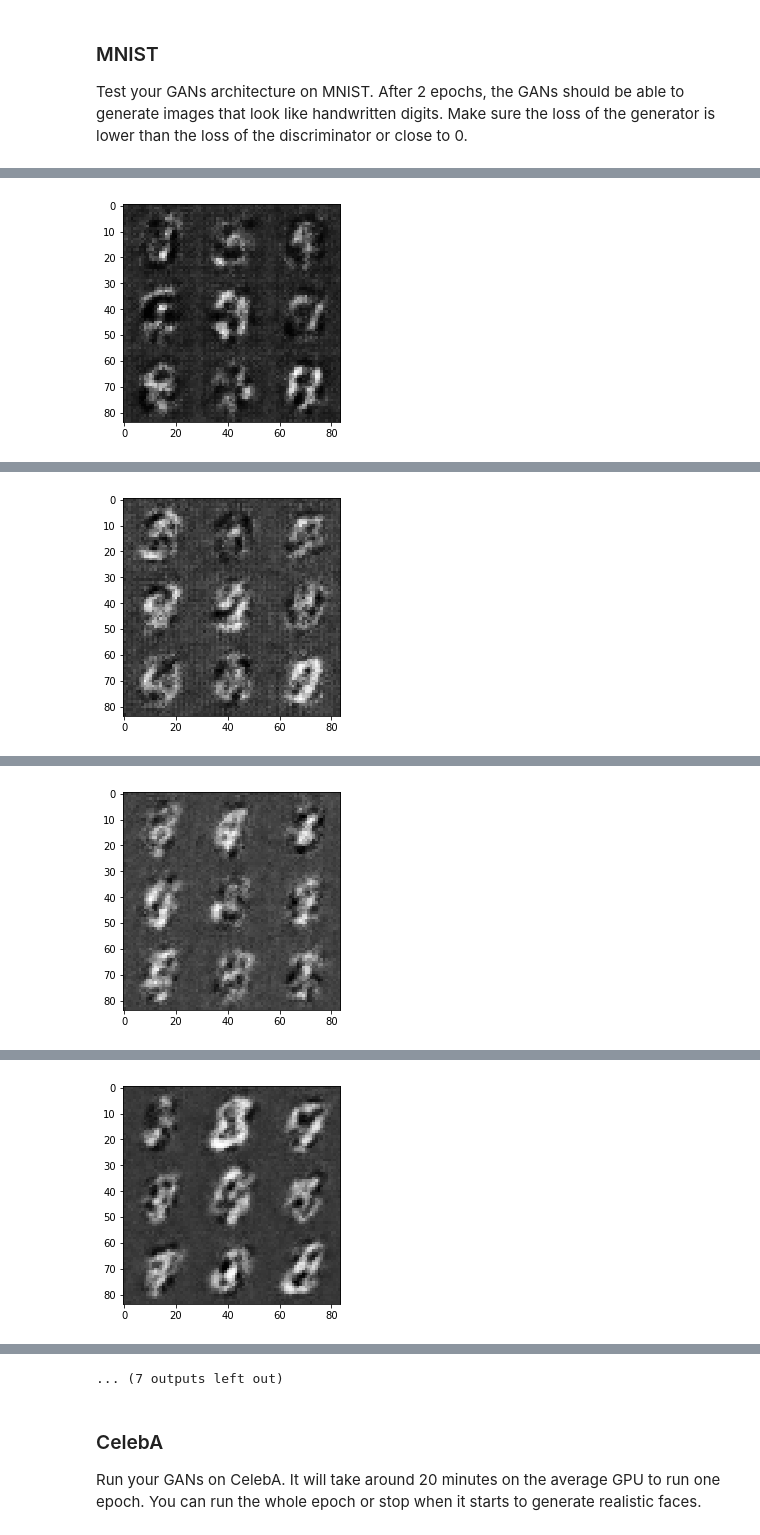
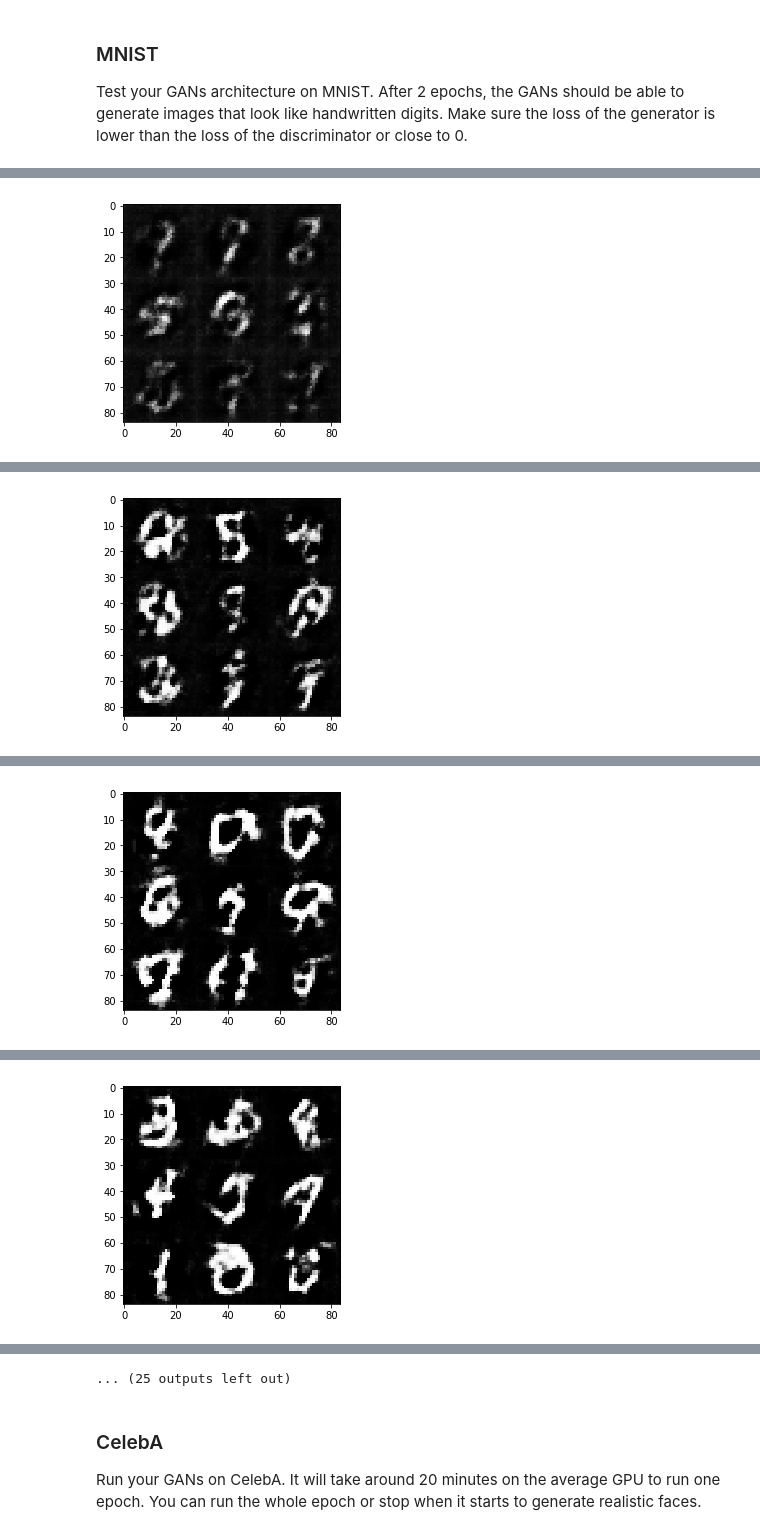
Before and after one commit to gpurgal/face_generation, a Jupyter notebook: dlnd_face_generation.ipynb, the cells around one changed output, grey strips where cells are left out. Saved outputs shown, nothing was run; the diff lists cells and outputs as text; code cells hidden in the pictures.

```diff
--- a/dlnd_face_generation.ipynb
+++ b/dlnd_face_generation.ipynb
@@ -143,7 +143,7 @@ def discriminator(images, reuse=False):
     """
     # TODO: Implement Function
 
-    alpha = 0.2
+    alpha = 0.1
 
     with tf.variable_scope('discriminator', reuse=reuse):
         x1 = tf.layers.conv2d(images, 64, 5, strides=2, padding='same')
@@ -187,7 +187,7 @@ def generator(z, out_channel_dim, is_train=True):
     :return: The tensor output of the generator
     """
     # TODO: Implement Function
-    alpha = 0.2
+    alpha = 0.1
 
     with tf.variable_scope('generator', reuse=not is_train):
         x1 = tf.layers.dense(z, 7*7*256)
@@ -236,12 +236,14 @@ def model_loss(input_real, input_z, out_channel_dim):
     """
     # TODO: Implement Function
 
+    smooth = 0.1
+
     g_model = generator(input_z, out_channel_dim, is_train=True)
     d_model_real, d_logits_real = discriminator(input_real, reuse=False)
     d_model_fake, d_logits_fake = discriminator(g_model, reuse=True)
 
     d_loss_real = tf.reduce_mean(
-        tf.nn.sigmoid_cross_entropy_with_logits(logits=d_logits_real, labels=tf.ones_like(d_model_real)))
+        tf.nn.sigmoid_cross_entropy_with_logits(logits=d_logits_real, labels=tf.ones_like(d_model_real)*(1 - smooth)))
     d_loss_fake = tf.reduce_mean(
         tf.nn.sigmoid_cross_entropy_with_logits(logits=d_logits_fake, labels=tf.zeros_like(d_model_fake)))
     g_loss = tf.reduce_mean(
@@ -366,18 +368,20 @@ def train(epoch_count, batch_size, z_dim, learning_rate, beta1, get_batches, dat
                 # TODO: Train Model
                 steps += 1
 
+                batch_images = batch_images * 2
+
                 batch_z = np.random.uniform(-1, 1, size=(batch_size, z_dim))
 
-                _ = sess.run(d_train_opt, feed_dict={real_input: batch_images, z_input: batch_z})
-                _ = sess.run(g_train_opt, feed_dict={z_input: batch_z, real_input: batch_images})
+                _ = sess.run(d_train_opt, feed_dict={real_input: batch_images, z_input: batch_z, lr: learning_rate})
+                _ = sess.run(g_train_opt, feed_dict={z_input: batch_z, real_input: batch_images, lr: learning_rate})
 
 
                 if steps % show_every == 0:
                     show_generator_output(sess, 10, z_input, out_channel_dim, data_image_mode)
 
                 if steps % print_every == 0:
-                    train_loss_d = d_loss.eval({z_input: batch_z, real_input: batch_images})
-                    train_loss_g = g_loss.eval({z_input: batch_z})
+                    train_loss_d = d_loss.eval({z_input: batch_z, real_input: batch_images, lr: learning_rate})
+                    train_loss_g = g_loss.eval({z_input: batch_z, lr: learning_rate})
 
                     print("Epoch {}/{}...".format(epoch_i + 1, epochs),
                           "Discriminator Loss: {:.4f}...".format(train_loss_d),
@@ -386,9 +390,9 @@ def train(epoch_count, batch_size, z_dim, learning_rate, beta1, get_batches, dat
 ### MNIST
 Test your GANs architecture on MNIST.  After 2 epochs, the GANs should be able to generate images that look like handwritten digits.  Make sure the loss of the generator is lower than the loss of the discriminator or close to 0.
 # %%
-batch_size = 128
+batch_size = 64
 z_dim = 100
-learning_rate = 0.0001
+learning_rate = 0.0002
 beta1 = 0.5
 
 
@@ -425 +429 @@ Epoch 1/2... Discriminator Loss: 0.3004... Generator Loss: 1.7423
-[figure, old version]
+[figure, new version]
@@ -436 +440 @@ Epoch 1/2... Discriminator Loss: 0.1921... Generator Loss: 2.7858
-[figure, old version]
+[figure, new version]
@@ -447 +451 @@ Epoch 1/2... Discriminator Loss: 0.1485... Generator Loss: 2.6755
-[figure, old version]
+[figure, new version]
@@ -458 +462 @@ Epoch 2/2... Discriminator Loss: 0.1172... Generator Loss: 2.9381
-[figure, old version]
+[figure, new version]
@@ -470,4 +474,4 @@ Epoch 2/2... Discriminator Loss: 0.0879... Generator Loss: 3.6706
-... (7 outputs left out)
+... (25 outputs left out)
 # %% [markdown]
 ### CelebA
 Run your GANs on CelebA.  It will take around 20 minutes on the average GPU to run one epoch.  You can run the whole epoch or stop when it starts to generate realistic faces.
```
Also changed, not shown: parts of 2 cells of this notebook.
